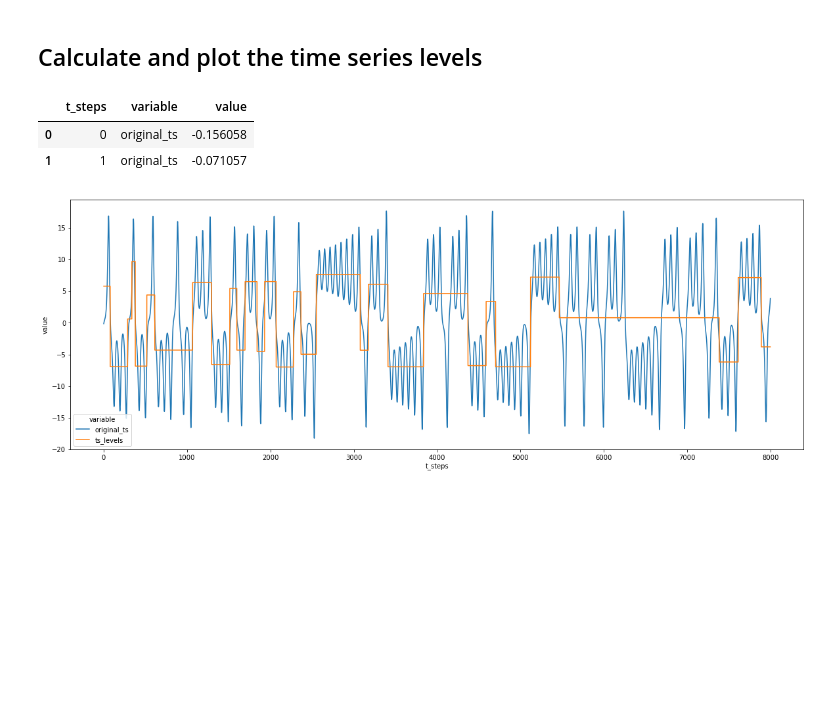
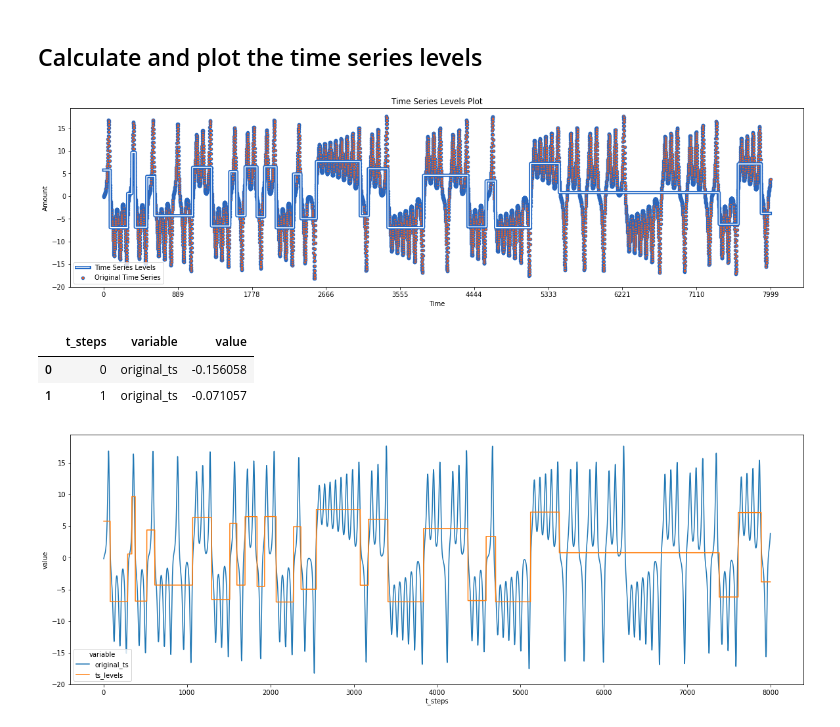
Before and after one commit to jameshtwose/jmspack, a Jupyter notebook: notebooks/NLTSA.ipynb, the cells around one changed output. Cells and saved outputs as stored; diff of their text form; code cells hidden in the pictures; blank space fills up the shorter version.

```diff
--- a/notebooks/NLTSA.ipynb
+++ b/notebooks/NLTSA.ipynb
@@ -46,8 +55,18 @@ ts = ts_df["lorenz"]
 # %% [markdown]
 ## Calculate and plot the time series levels
 # %%
-ts_levels_df = ts_levels(ts, ts_x=None, criterion="mse", max_depth=10, min_samples_leaf=1,
-                         min_samples_split=2, max_leaf_nodes=30, plot=False, equal_spaced=True, n_x_ticks=10)
+ts_levels_df, fig, ax = ts_levels(ts,
+                                  ts_x=None,
+                                  criterion="mse",
+                                  max_depth=10,
+                                  min_samples_leaf=1,
+                                  min_samples_split=2,
+                                  max_leaf_nodes=30,
+                                  plot=True,
+                                  equal_spaced=True,
+                                  n_x_ticks=10)
+# %% [output]
+[figure, added]
 # %%
 ts_levels_melt = ts_levels_df.melt(id_vars="t_steps")
 ts_levels_melt.head(2)
```
Also changed, not shown: parts of 13 cells of this notebook, 2 other files.
